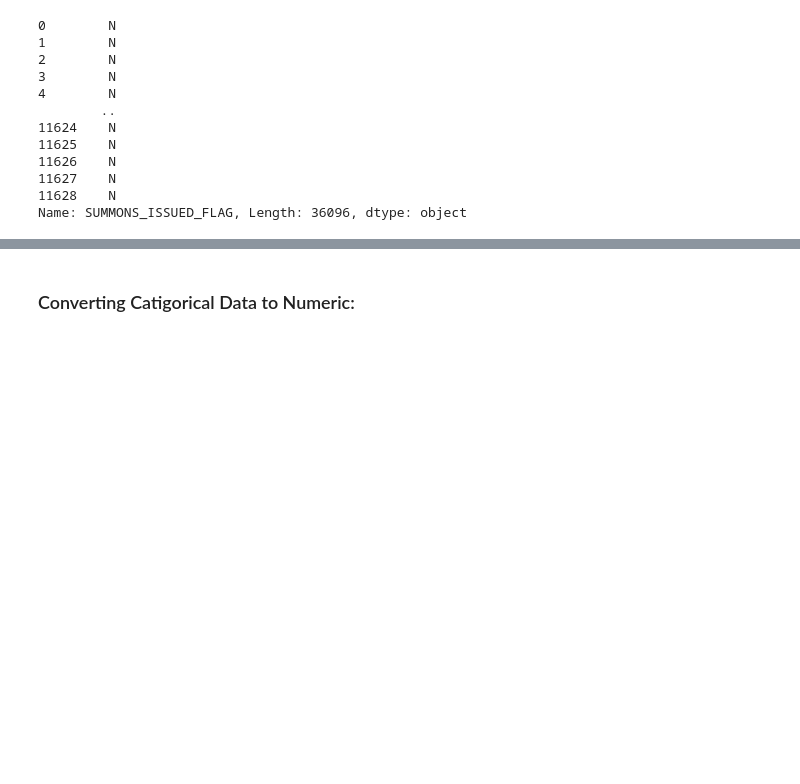
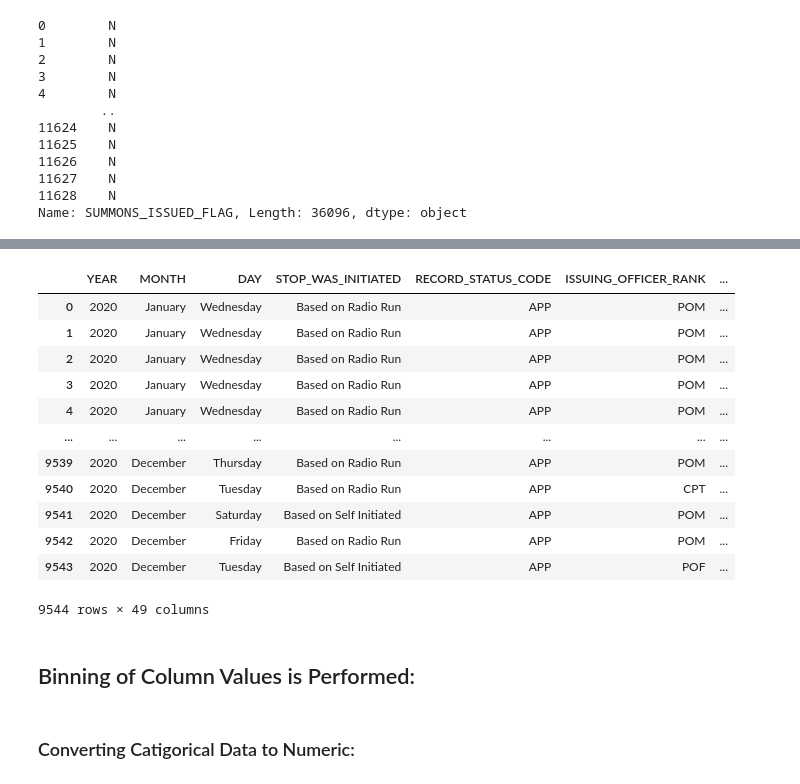
Before and after one commit to uzmabb182/data-detection-using-machine-learning, a Jupyter notebook: machine_learning_final_project/static/data_processing/sfq_summon_prediction.ipynb, the cells around one changed output, grey strips where cells are left out. Drawn from its saved outputs; the diff is of its cells as text; code cells hidden in the pictures; blank space fills up the shorter version.

Commit message:
working on data value binning

```diff
--- a/machine_learning_final_project/static/data_processing/sfq_summon_prediction.ipynb
+++ b/machine_learning_final_project/static/data_processing/sfq_summon_prediction.ipynb
@@ -445,4 +435,4 @@ merge_df
 # %%
-# sqf_2020_df['STOP_LOCATION_X'] = sqf_2020_df['STOP_LOCATION_X'].replace('#NULL!','0', regex=True)
-# sqf_2020_df['STOP_LOCATION_Y'] = sqf_2020_df['STOP_LOCATION_Y'].replace('#NULL!','0', regex=True)
-# sqf_2020_df['STOP_LOCATION_Y']
+sqf_2020_df['STOP_LOCATION_X'] = sqf_2020_df['STOP_LOCATION_X'].replace('#NULL!','0', regex=True)
+sqf_2020_df['STOP_LOCATION_Y'] = sqf_2020_df['STOP_LOCATION_Y'].replace('#NULL!','0', regex=True)
+sqf_2020_df['STOP_LOCATION_Y']
@@ -599,0 +747,4 @@ sqf_2020_df.columns= sqf_2020_df.columns.str.upper()
+# %%
+merge_df = merge_df.drop(['STOP_LOCATION_ZIP_CODE', 'STOP_LOCATION_APARTMENT'], axis=1)
+X_sqf_2020 = sqf_2020_df.drop(['STOP_LOCATION_ZIP_CODE', 'STOP_LOCATION_APARTMENT'], axis=1)
+X_sqf_2020.head()
@@ -599,0 +804,47 @@ sqf_2020_df.columns= sqf_2020_df.columns.str.upper()
+# %%
+X_sqf_2020 = X_sqf_2020.drop(['OFFICER_NOT_EXPLAINED_STOP_DESCRIPTION',
+                            'SUSPECT_ARREST_OFFENSE',
+                            'SUMMONS_OFFENSE_DESCRIPTION',
+                            'ID_CARD_IDENTIFIES_OFFICER_FLAG',
+                            'SHIELD_IDENTIFIES_OFFICER_FLAG',
+                            'VERBAL_IDENTIFIES_OFFICER_FLAG',
+                            'FIREARM_FLAG',
+                            'KNIFE_CUTTER_FLAG',
+                            'OTHER_WEAPON_FLAG',
+                            'PHYSICAL_FORCE_CEW_FLAG',
+                            'PHYSICAL_FORCE_DRAW_POINT_FIREARM_FLAG',
+                            'PHYSICAL_FORCE_HANDCUFF_SUSPECT_FLAG',
+                            'PHYSICAL_FORCE_OC_SPRAY_USED_FLAG',
+                            'PHYSICAL_FORCE_OTHER_FLAG',
+                            'PHYSICAL_FORCE_RESTRAINT_USED_FLAG',
+                            'PHYSICAL_FORCE_WEAPON_IMPACT_FLAG',
+                            'BACKROUND_CIRCUMSTANCES_VIOLENT_CRIME_FLAG',
+                            'BACKROUND_CIRCUMSTANCES_SUSPECT_KNOWN_TO_CARRY_WEAPON_FLAG',
+                            'SUSPECTS_ACTIONS_CASING_FLAG',
+                            'SUSPECTS_ACTIONS_CONCEALED_POSSESSION_WEAPON_FLAG',
+                            'SUSPECTS_ACTIONS_DRUG_TRANSACTIONS_FLAG',
+                            'SUSPECTS_ACTIONS_IDENTIFY_CRIME_PATTERN_FLAG',
+                            'SUSPECTS_ACTIONS_LOOKOUT_FLAG',
+                            'SUSPECTS_ACTIONS_OTHER_FLAG',
+                            'SUSPECTS_ACTIONS_PROXIMITY_TO_SCENE_FLAG',
+                            'SEARCH_BASIS_ADMISSION_FLAG',
+                            'SEARCH_BASIS_CONSENT_FLAG',
+                            'SEARCH_BASIS_HARD_OBJECT_FLAG',
+                            'SEARCH_BASIS_OUTLINE_FLAG'], axis=1)
+X_sqf_2020
+# %% [output]
+|  | YEAR | MONTH | DAY | STOP_WAS_INITIATED | RECORD_STATUS_CODE | ISSUING_OFFICER_RANK | ... |
+| 0 | 2020 | January | Wednesday | Based on Radio Run | APP | POM | ... |
+| 1 | 2020 | January | Wednesday | Based on Radio Run | APP | POM | ... |
+| 2 | 2020 | January | Wednesday | Based on Radio Run | APP | POM | ... |
+| 3 | 2020 | January | Wednesday | Based on Radio Run | APP | POM | ... |
+| 4 | 2020 | January | Wednesday | Based on Radio Run | APP | POM | ... |
+| ... | ... | ... | ... | ... | ... | ... | ... |
+| 9539 | 2020 | December | Thursday | Based on Radio Run | APP | POM | ... |
+| 9540 | 2020 | December | Tuesday | Based on Radio Run | APP | CPT | ... |
+| 9541 | 2020 | December | Saturday | Based on Self Initiated | APP | POM | ... |
+| 9542 | 2020 | December | Friday | Based on Radio Run | APP | POM | ... |
+| 9543 | 2020 | December | Tuesday | Based on Self Initiated | APP | POF | ... |
+9544 rows × 49 columns
+# %% [markdown]
+## Binning of Column Values is Performed:
```
Also changed, not shown: parts of 37 cells of this notebook.
